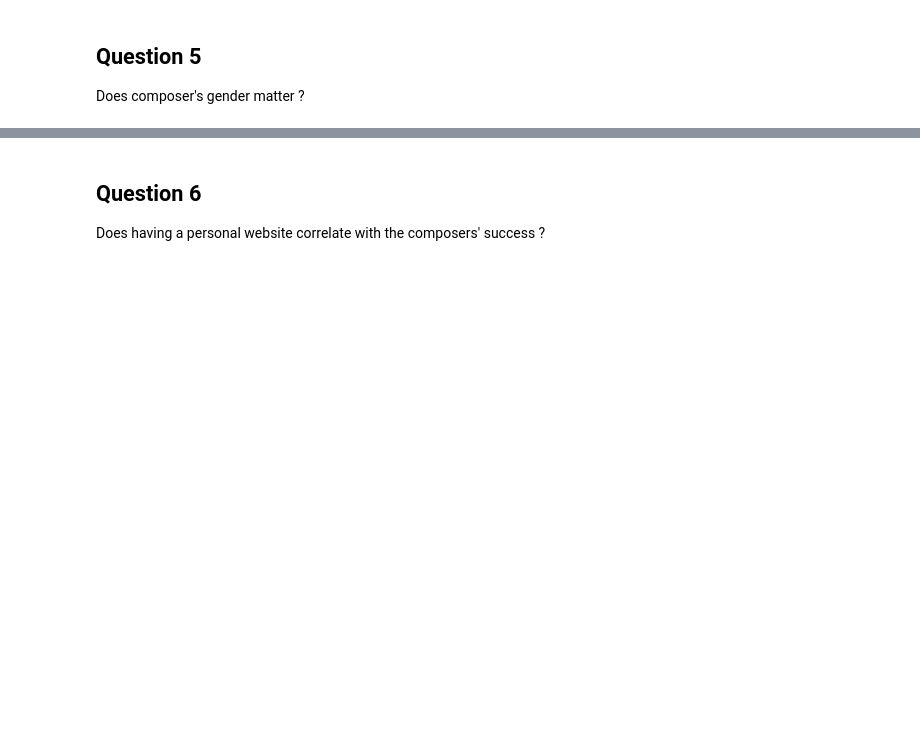
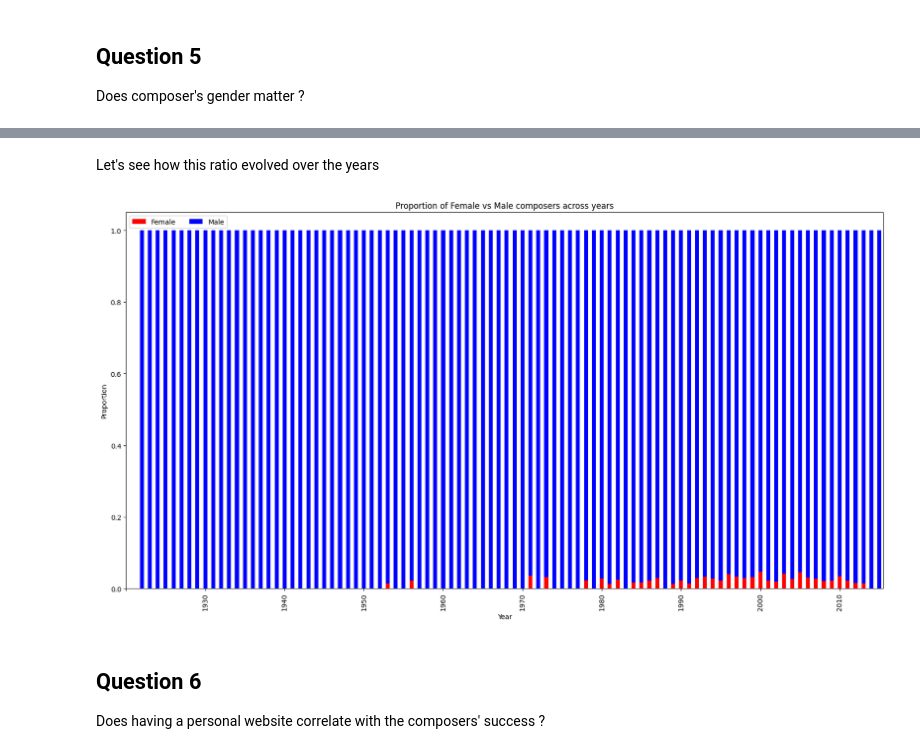
Before and after one commit to epfl-ada/ada-2023-project-learningthesecretsofdata, a Jupyter notebook: milestone_3.ipynb, the cells around one changed output, grey strips where cells are left out. Drawn from its saved outputs; the diff is of its cells as text; code cells hidden in the pictures; blank space fills up the shorter version.

```diff
--- a/milestone_3.ipynb
+++ b/milestone_3.ipynb
@@ -197,3 +207,18 @@ Does composer's gender matter ?
+# %% [markdown]
+Let's see how this ratio evolved over the years
+# %%
+# Dataframe containing the number of composers for each year, grouped by their gender
+gender_prop_by_year = pd.crosstab(index=composers['release_date'], columns=composers['gender'], normalize='index')
+# Plot the dataframe
+gender_prop_by_year.plot(kind='bar', stacked=True, color=['red', 'blue'], figsize=(20, 10))
+plt.xticks(np.arange(-2, 96, 10))
+plt.title('Proportion of Female vs Male composers across years')
+plt.legend(loc="upper left", ncol=2)
+plt.xlabel("Year")
+plt.ylabel("Proportion")
+plt.show()
+# %% [output]
+[figure, added]
 # %% [markdown]
 ## Question 6
 
```
Also changed, not shown: parts of 1 cell of this notebook, 3 other files.
